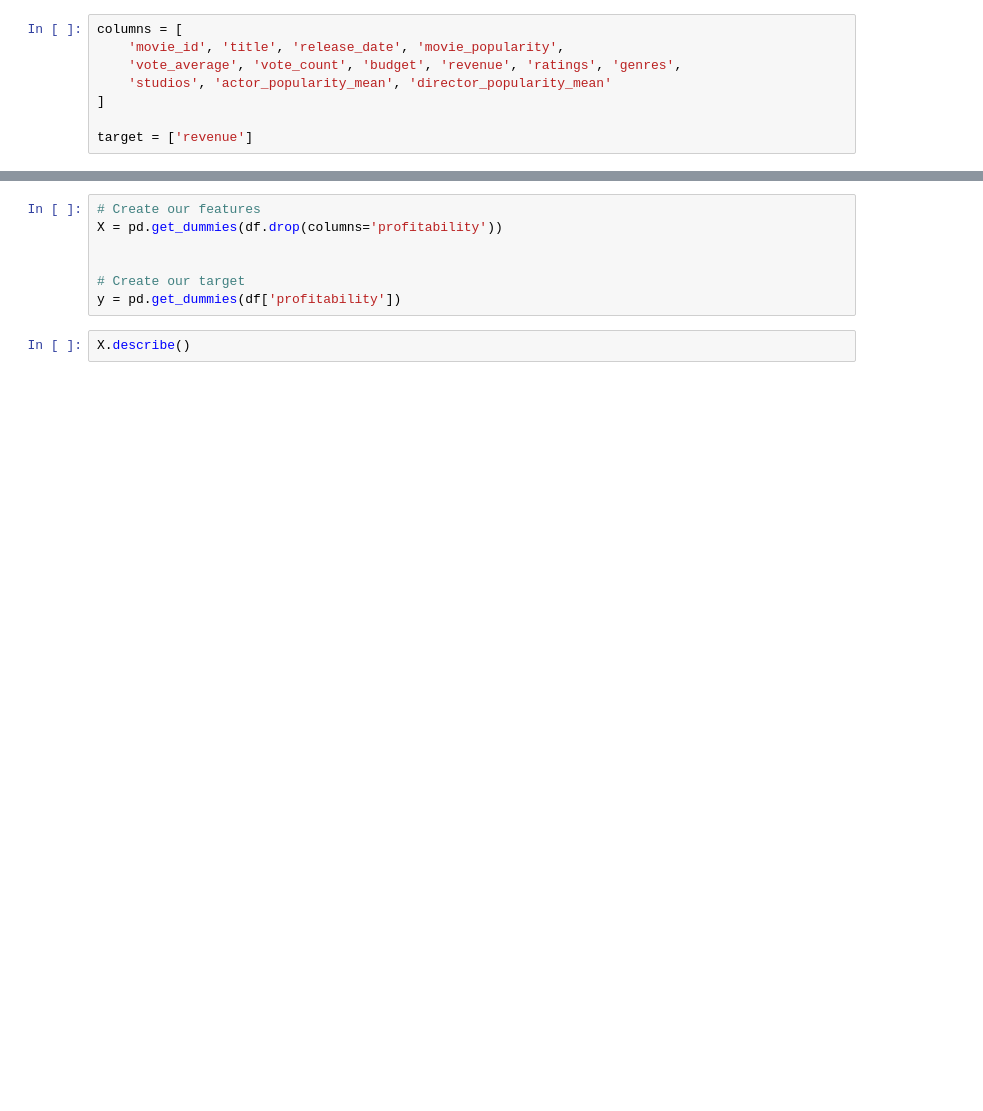
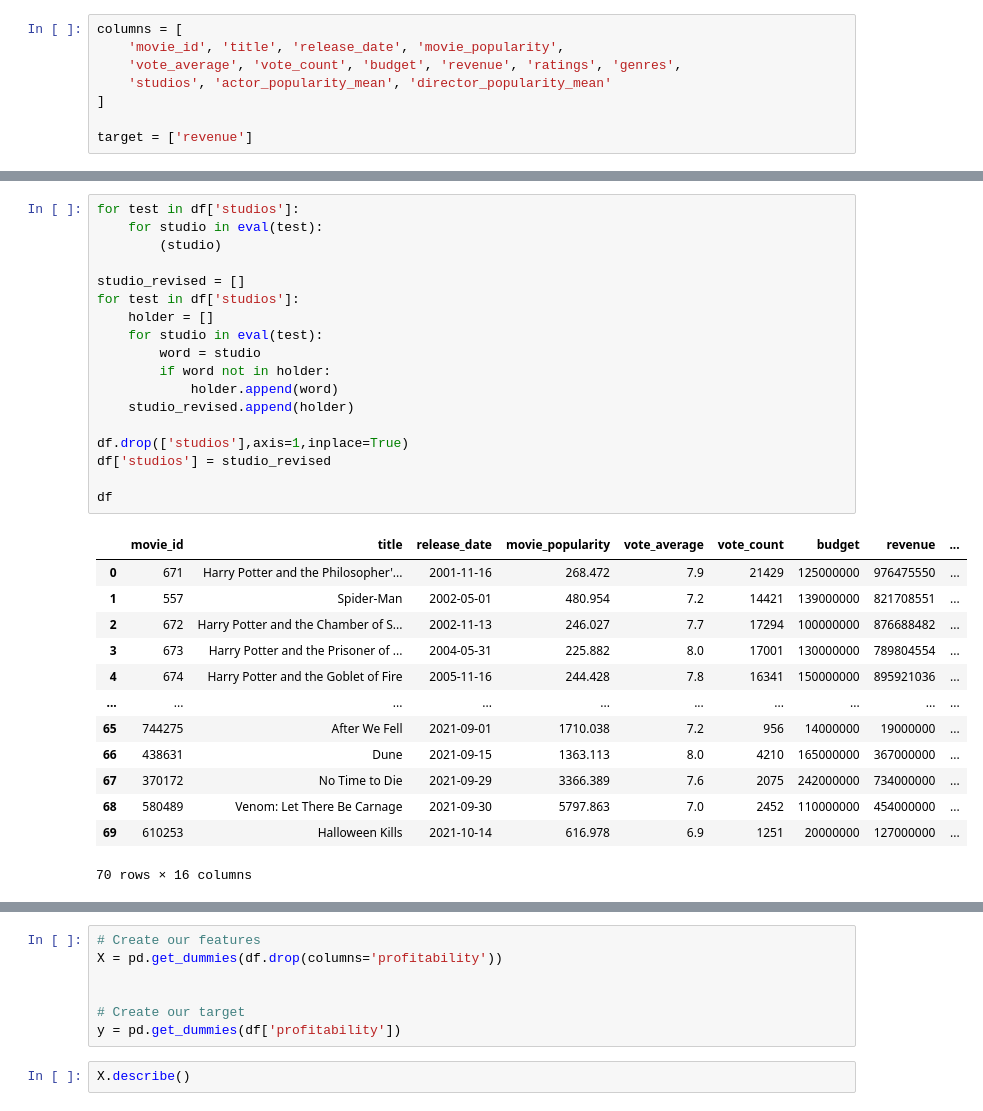
Before and after one commit to a-lau-gonza/The-Final-Project_F-PALS, a Jupyter notebook: Notebooks/ensemble.ipynb, the cells around one changed output, grey strips where cells are left out. Cells and saved outputs as stored; diff of their text form; blank space fills up the shorter version.

```diff
--- a/Notebooks/ensemble.ipynb
+++ b/Notebooks/ensemble.ipynb
@@ -84,0 +86,32 @@ df
+# %%
+for test in df['studios']:
+    for studio in eval(test):
+        (studio)
+
+studio_revised = []
+for test in df['studios']:
+    holder = []
+    for studio in eval(test):
+        word = studio
+        if word not in holder:
+            holder.append(word)
+    studio_revised.append(holder)
+
+df.drop(['studios'],axis=1,inplace=True)
+df['studios'] = studio_revised
+
+df
+# %% [output]
+|  | movie_id | title | release_date | movie_popularity | vote_average | vote_count | budget | revenue | ... |
+| 0 | 671 | Harry Potter and the Philosopher'... | 2001-11-16 | 268.472 | 7.9 | 21429 | 125000000 | 976475550 | ... |
+| 1 | 557 | Spider-Man | 2002-05-01 | 480.954 | 7.2 | 14421 | 139000000 | 821708551 | ... |
+| 2 | 672 | Harry Potter and the Chamber of S... | 2002-11-13 | 246.027 | 7.7 | 17294 | 100000000 | 876688482 | ... |
+| 3 | 673 | Harry Potter and the Prisoner of ... | 2004-05-31 | 225.882 | 8.0 | 17001 | 130000000 | 789804554 | ... |
+| 4 | 674 | Harry Potter and the Goblet of Fire | 2005-11-16 | 244.428 | 7.8 | 16341 | 150000000 | 895921036 | ... |
+| ... | ... | ... | ... | ... | ... | ... | ... | ... | ... |
+| 65 | 744275 | After We Fell | 2021-09-01 | 1710.038 | 7.2 | 956 | 14000000 | 19000000 | ... |
+| 66 | 438631 | Dune | 2021-09-15 | 1363.113 | 8.0 | 4210 | 165000000 | 367000000 | ... |
+| 67 | 370172 | No Time to Die | 2021-09-29 | 3366.389 | 7.6 | 2075 | 242000000 | 734000000 | ... |
+| 68 | 580489 | Venom: Let There Be Carnage | 2021-09-30 | 5797.863 | 7.0 | 2452 | 110000000 | 454000000 | ... |
+| 69 | 610253 | Halloween Kills | 2021-10-14 | 616.978 | 6.9 | 1251 | 20000000 | 127000000 | ... |
+70 rows × 16 columns
```
Also changed, not shown: parts of 18 cells of this notebook, 2 other files.
